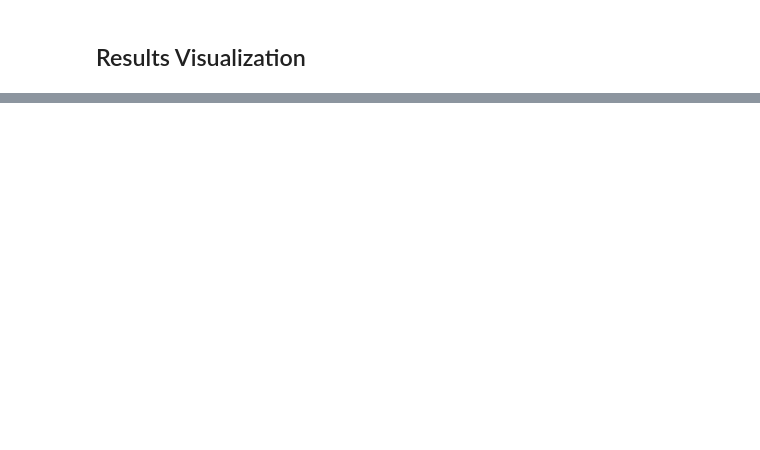
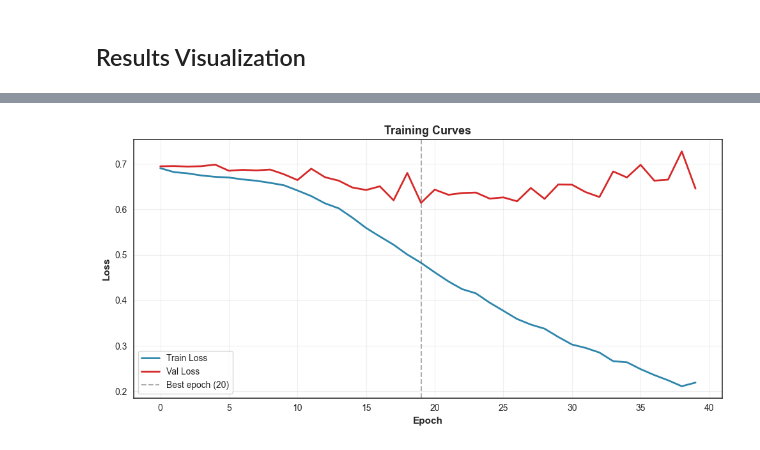
Before and after one commit to wsparcie/ai-ml-neuron-rekrutacja-2025, a Jupyter notebook: neural_networks.ipynb, the cells around one changed output, grey strips where cells are left out. Saved outputs shown, nothing was run; the diff lists cells and outputs as text; code cells hidden in the pictures; blank space fills up the shorter version.

```diff
--- a/neural_networks.ipynb
+++ b/neural_networks.ipynb
@@ -456,0 +503,83 @@ Saved to charts/mlp_analysis.png
+# %%
+best_row = mlp_df.sort_values('f1', ascending=False).iloc[0]
+best_name = best_row['name']
+best_arch = architectures[best_name]
+
+best_activation = activation_df.sort_values('f1', ascending=False).iloc[0]['activation']
+
+best_wd = reg_df.sort_values('f1', ascending=False).iloc[0]['weight_decay']
+
+print(f"Best hyperparameters from CV:")
+print(f"  Architecture: {best_name} -> {best_arch}")
+print(f"  Activation:   {best_activation}")
+print(f"  Weight decay:  {best_wd}")
+print(f"\nTraining final model on all {len(X_scaled)} samples...")
+
+n_val = max(1, int(len(X_scaled) * 0.1))
+perm = np.random.permutation(len(X_scaled))
+val_indices = perm[:n_val]
+train_indices = perm[n_val:]
+
+X_train_t = torch.tensor(X_scaled[train_indices], dtype=torch.float32, device=device)
+y_train_t = torch.tensor(y[train_indices], dtype=torch.float32, device=device)
+X_val_t = torch.tensor(X_scaled[val_indices], dtype=torch.float32, device=device)
+y_val_t = torch.tensor(y[val_indices], dtype=torch.float32, device=device)
+
+train_ds = TensorDataset(X_train_t, y_train_t)
+train_loader = DataLoader(train_ds, batch_size=64, shuffle=True)
+
+final_model = MLP(X_scaled.shape[1], best_arch, best_activation, dropout=0.0).to(device)
+optimizer = optim.Adam(final_model.parameters(), lr=1e-3, weight_decay=best_wd)
+criterion = nn.BCEWithLogitsLoss()
+
+best_val_loss = float('inf')
+wait = 0
+patience = 20
+train_losses = []
+val_losses = []
+
+for epoch in range(500):
+    final_model.train()
+    epoch_loss = 0
+    for xb, yb in train_loader:
+        optimizer.zero_grad()
+        loss = criterion(final_model(xb), yb)
+        loss.backward()
+        optimizer.step()
+        epoch_loss += loss.item() * len(xb)
+    epoch_loss /= len(train_indices)
+    train_losses.append(epoch_loss)
+
+    final_model.eval()
+    with torch.no_grad():
+        val_loss = criterion(final_model(X_val_t), y_val_t).item()
+    val_losses.append(val_loss)
+
+    if val_loss < best_val_loss:
+        best_val_loss = val_loss
+        best_state = {k: v.clone() for k, v in final_model.state_dict().items()}
+        best_epoch = epoch
+        wait = 0
+    else:
+        wait += 1
+        if wait >= patience:
+            print(f"Early stopping at epoch {epoch + 1} (best epoch: {best_epoch + 1})")
+            break
+
+final_model.load_state_dict(best_state)
+print(f"Training complete. Best validation loss: {best_val_loss:.4f} at epoch {best_epoch + 1}")
+
+fig, ax = plt.subplots(figsize=(10, 5))
+ax.plot(train_losses, label='Train Loss', color=COLOR_PALETTE['primary'], linewidth=2)
+ax.plot(val_losses, label='Val Loss', color=COLOR_PALETTE['danger'], linewidth=2)
+ax.axvline(x=best_epoch, color=COLOR_PALETTE['neutral'], linestyle='--', alpha=0.5, label=f'Best epoch ({best_epoch + 1})')
+ax.set_xlabel('Epoch', fontweight='bold')
+ax.set_ylabel('Loss', fontweight='bold')
+ax.set_title('Training Curves', fontweight='bold', fontsize=13)
+ax.legend()
+ax.grid(alpha=0.3)
+plt.tight_layout()
+plt.savefig('charts/training_curves.png', dpi=300, bbox_inches='tight')
+print("Saved to charts/training_curves.png")
+plt.show()
+# %% [output]
@@ -456,0 +595 @@ Saved to charts/mlp_analysis.png
+[figure, added]
```
Also changed, not shown: parts of 14 cells of this notebook, 6 other files.
